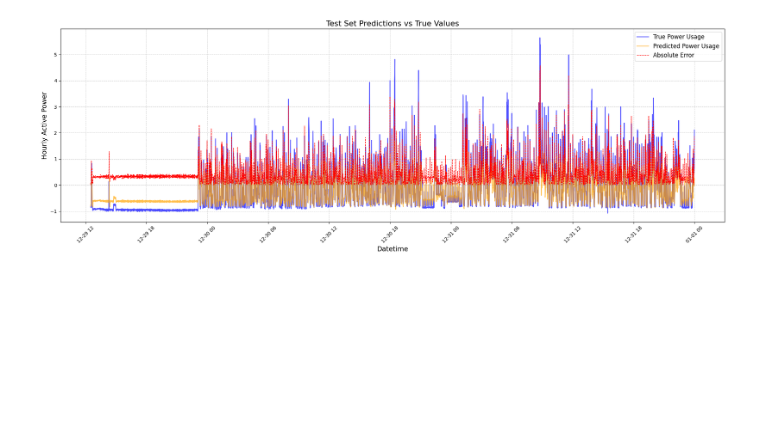
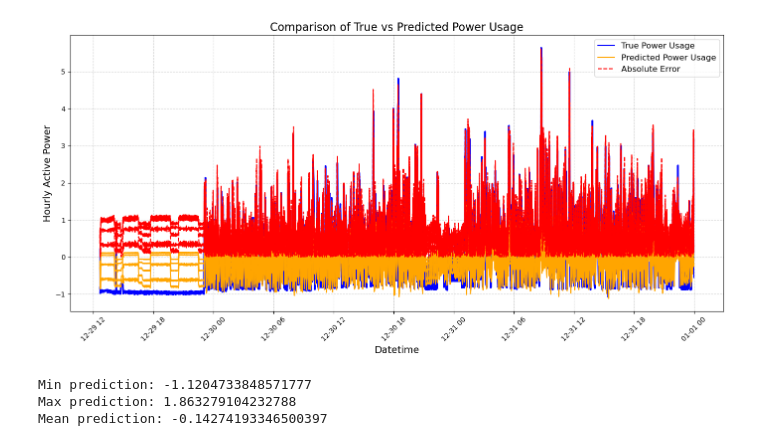
Before and after one commit to LyricLrs/Prediction-of-Individual-Household-Electric-Power-Consumption, a Jupyter notebook: lstm-small.ipynb, the cells around one changed output. Drawn from its saved outputs; the diff is of its cells as text; code cells hidden in the pictures; blank space fills up the shorter version.

```diff
--- a/lstm-small.ipynb
+++ b/lstm-small.ipynb
@@ -28,6 +29,11 @@ data['Datetime'] = pd.to_datetime(data['Date'] + ' ' + data['Time'])
 # scaler = MinMaxScaler(feature_range=(0, 1))
 # data_scaled = scaler.fit_transform(hourly_data['Hourly_Sum'].values.reshape(-1, 1))
 
+df['Date'] = pd.to_datetime(df['Date'])
+df['is_weekend'] = df['Date'].dt.weekday.isin([5, 6]).astype(int)
+
+fr_holidays = holidays.France(years=range(2006, 2010))
+df['is_holiday'] = df['Date'].isin(fr_holidays).astype(int)
 
 df['Hour'] = pd.to_datetime(df['Time'], format='%H:%M:%S').dt.hour
 df['Minute'] = pd.to_datetime(df['Time'], format='%H:%M:%S').dt.minute
@@ -259,0 +250,14 @@ plt.show()
+# %%
+
+# Select features and target
+features = ['is_weekend', 'is_holiday', 'hourly_active_power']
+target = 'hourly_active_power'
+
+# Create sequences
+X_train, y_train = create_sequences(train[features], target, N_STEPS_IN, N_STEPS_OUT)
+X_test, y_test = create_sequences(test[features], target, N_STEPS_IN, N_STEPS_OUT)
+
+print(f"X_train shape: {X_train.shape}")
+print(f"y_train shape: {y_train.shape}")
+print(f"X_test shape: {X_test.shape}")
+print(f"y_test shape: {y_test.shape}")
@@ -260,27 +361,45 @@ plt.show()
 # %%
-test_labels_1d = test_labels[:, 0]  # Select the first timestep from each sequence
-test_predictions_1d = test_predictions[:, 0]
+# Predict on the test set
+y_pred_test = model.predict(X_test, verbose=0).squeeze()  # Ensure predictions are 1D
 
-# Assuming test_labels_1d, test_predictions_1d, and datetime_test are defined
-absolute_error = np.abs(test_labels_1d - test_predictions_1d)
+# Calculate absolute error
+absolute_error = np.abs(y_test.squeeze() - y_pred_test)
 
-plt.figure(figsize=(20, 7))
+# Extract datetime for test data
+datetime_test = data['Datetime'][-len(y_test):]
 
-# Plot each data type
-line1, = plt.plot(datetime_test, test_labels_1d, label='True Power Usage', color='blue', linewidth=1.5, alpha=0.7)
-line2, = plt.plot(datetime_test, test_predictions_1d, label='Predicted Power Usage', color='orange', linewidth=1.5, alpha=0.7)
-line3, = plt.plot(datetime_test, absolute_error, label='Absolute Error', color='red', linestyle='--', linewidth=1)
+# Create the plot
+plt.figure(figsize=(14, 7))
 
-# Add a single legend
-plt.legend(handles=[line1, line2, line3], fontsize=12, loc='upper right')
+# Plot true values
+plt.plot(datetime_test, y_test.squeeze(), label='True Power Usage', color='blue', linewidth=1.5)
+
+# Plot predictions
+plt.plot(datetime_test, y_pred_test, label='Predicted Power Usage', color='orange', linewidth=1.5)
+
+# Plot absolute error
+plt.plot(datetime_test, absolute_error, label='Absolute Error', color='red', linestyle='--', linewidth=1.5)
+
+# Remove duplicate legend entries
+handles, labels = plt.gca().get_legend_handles_labels()  # Get current handles and labels
+by_label = dict(zip(labels, handles))  # Use a dictionary to remove duplicates
+plt.legend(by_label.values(), by_label.keys(), fontsize=12, loc='upper right')  # Add legend with unique entries
 
 # Add labels, title, and grid
-plt.title('Test Set Predictions vs True Values', fontsize=16)
+plt.title('Comparison of True vs Predicted Power Usage', fontsize=16)
 plt.xlabel('Datetime', fontsize=14)
 plt.ylabel('Hourly Active Power', fontsize=14)
 plt.grid(True, linestyle='--', alpha=0.6)
 plt.xticks(rotation=45)
 plt.tight_layout()
 plt.show()
 # %% [output]
-[figure, old version]
+[figure, new version]
+# %%
+print(f"Min prediction: {y_pred_test.min()}")
+print(f"Max prediction: {y_pred_test.max()}")
+print(f"Mean prediction: {y_pred_test.mean()}")
+# %% [output]
+Min prediction: -1.1204733848571777
+Max prediction: 1.863279104232788
+Mean prediction: -0.14274193346500397
```
Also changed, not shown: parts of 24 cells of this notebook, 1 other file.
